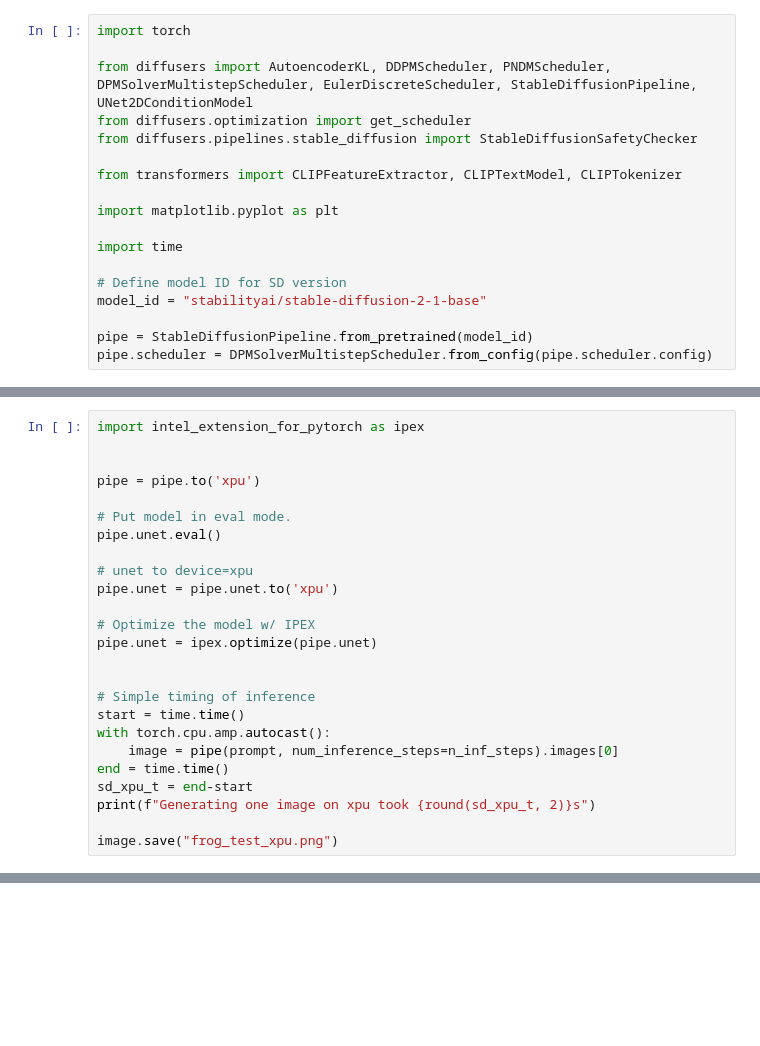
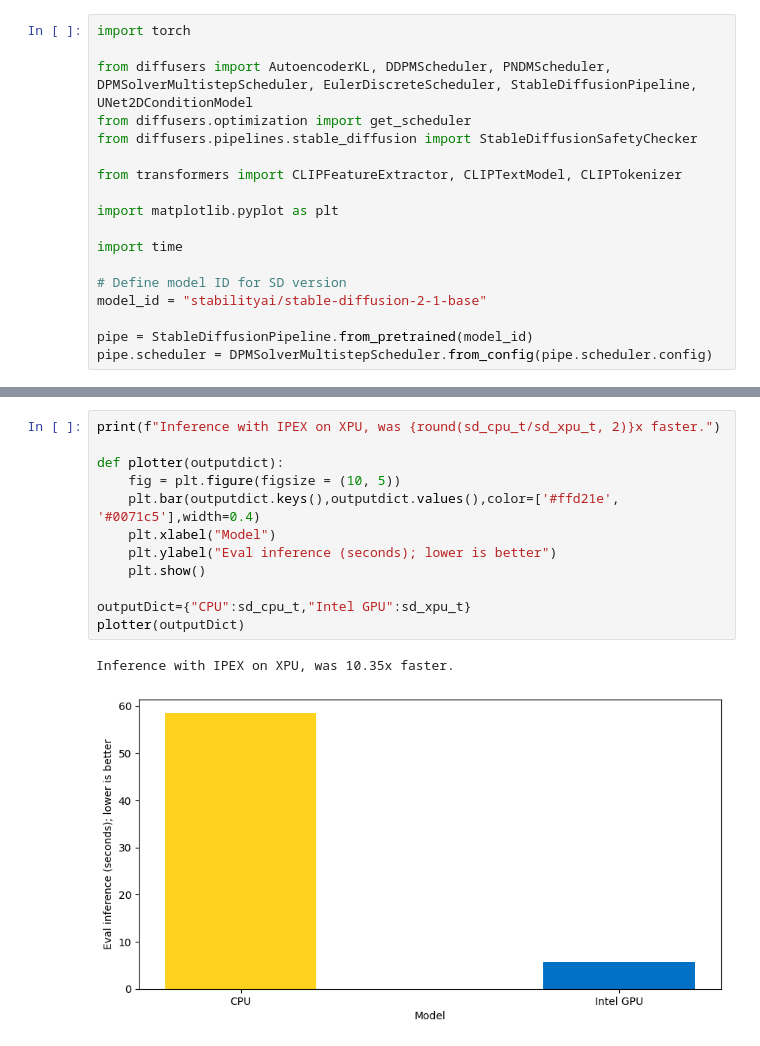
Before and after one commit to ZhaoqiongZ/oneapi-devsummit-apj-2023, a Jupyter notebook: sd_ipex_pvc.ipynb, the cells around one changed output, grey strips where cells are left out. Drawn from its saved outputs; the diff is of its cells as text; blank space fills up the shorter version.

```diff
--- a/sd_ipex_pvc.ipynb
+++ b/sd_ipex_pvc.ipynb
@@ -77,26 +86 @@ Generating one FP32 image took 24.17s
-# %%
-import intel_extension_for_pytorch as ipex
-
-
-pipe = pipe.to('xpu')
-
-# Put model in eval mode.
-pipe.unet.eval()
-
-# unet to device=xpu
-pipe.unet = pipe.unet.to('xpu')
-
-# Optimize the model w/ IPEX
-pipe.unet = ipex.optimize(pipe.unet)
-
-
-# Simple timing of inference
-start = time.time()
-with torch.cpu.amp.autocast():
-    image = pipe(prompt, num_inference_steps=n_inf_steps).images[0]
-end = time.time()
-sd_xpu_t = end-start
-print(f"Generating one image on xpu took {round(sd_xpu_t, 2)}s")
-
-image.save("frog_test_xpu.png")
 # %% [markdown]
@@ -111,0 +116,15 @@ image.save("frog_test_BF16.png")
+# %%
+print(f"Inference with IPEX on XPU, was {round(sd_cpu_t/sd_xpu_t, 2)}x faster.")
+
+def plotter(outputdict):
+    fig = plt.figure(figsize = (10, 5))
+    plt.bar(outputdict.keys(),outputdict.values(),color=['#ffd21e', '#0071c5'],width=0.4)
+    plt.xlabel("Model")
+    plt.ylabel("Eval inference (seconds); lower is better")
+    plt.show()
+
+outputDict={"CPU":sd_cpu_t,"Intel GPU":sd_xpu_t}
+plotter(outputDict)
+# %% [output]
+Inference with IPEX on XPU, was 10.35x faster.
+[figure, added]
```
Also changed, not shown: parts of 8 cells of this notebook, 1 other file.
